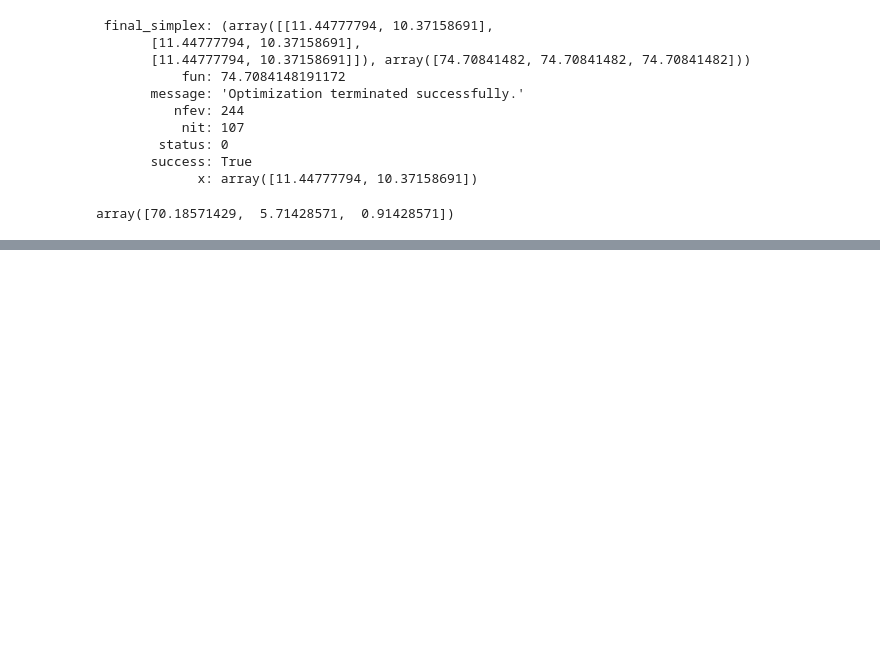
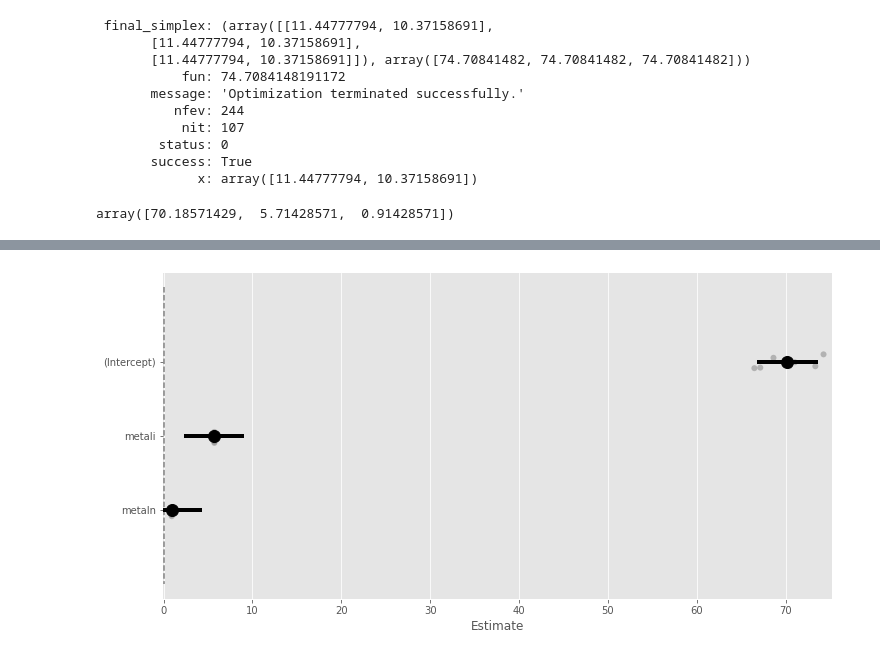
Before and after one commit to oneoffcoder/books, a Jupyter notebook: sphinx/datascience/source/lmm.ipynb, the cells around one changed output, grey strips where cells are left out. Saved outputs shown, nothing was run; the diff lists cells and outputs as text; code cells hidden in the pictures; blank space fills up the shorter version.

```diff
--- a/sphinx/datascience/source/lmm.ipynb
+++ b/sphinx/datascience/source/lmm.ipynb
@@ -295,0 +328,6 @@ array([70.18571429,  5.71428571,  0.91428571])
+# %%
+from pymer4.models import Lmer
+
+m = Lmer('pres ~ metal + (1 | ingot)', data=df)
+# %%
+m.fit()
@@ -295,0 +356,4 @@ array([70.18571429,  5.71428571,  0.91428571])
+# %%
+_ = m.plot_summary()
+# %% [output]
+[figure, added]
```
Also changed, not shown: parts of 4 cells of this notebook.
